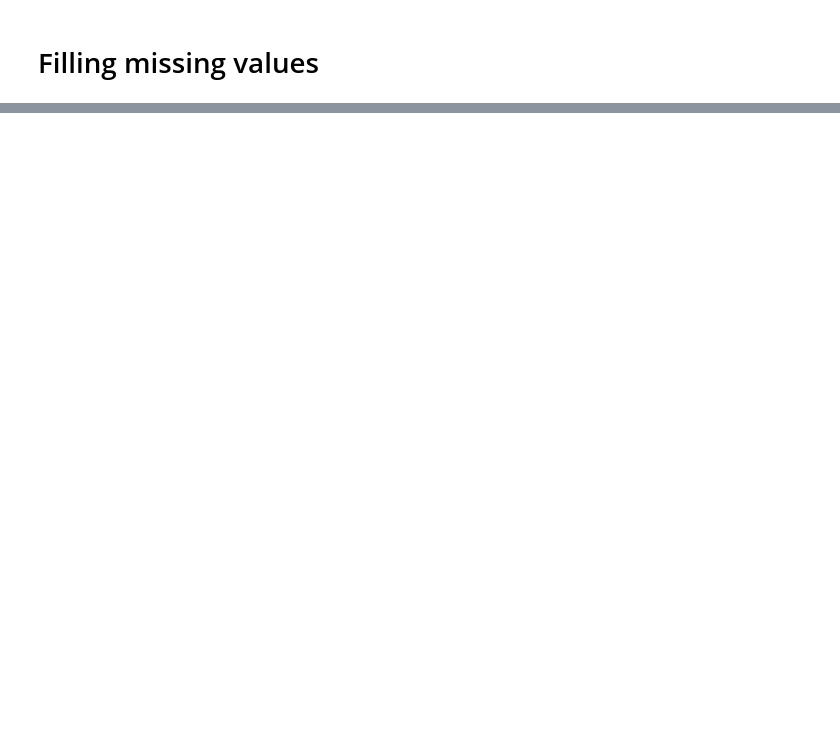
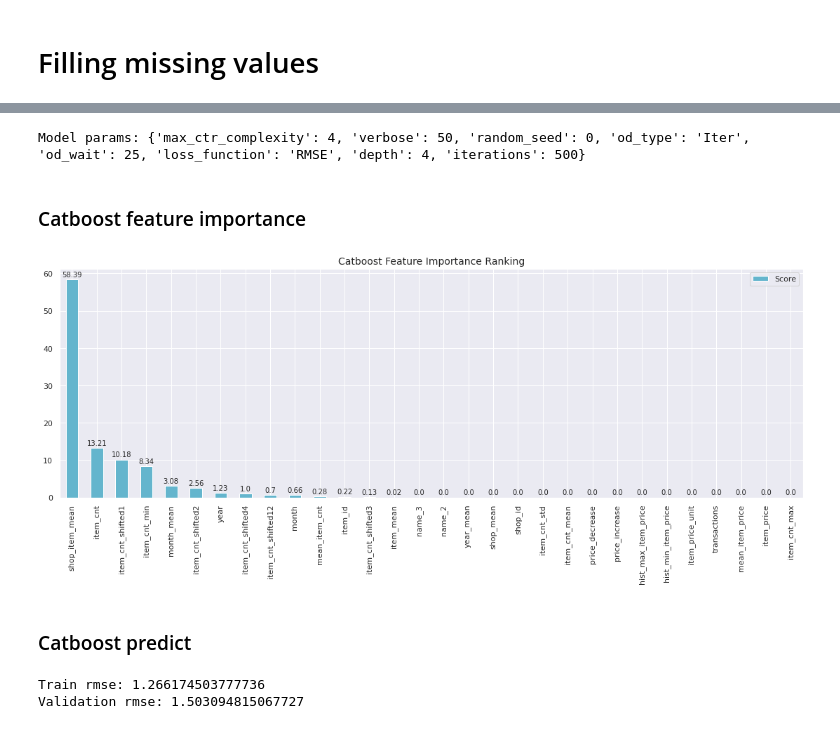
Before and after one commit to kryvokhyzha/examples-and-courses, a Jupyter notebook: How to Win a Data Science Competition/FinalProject/notebooks/main.ipynb, the cells around one changed output, grey strips where cells are left out. Drawn from its saved outputs; the diff is of its cells as text; code cells hidden in the pictures; blank space fills up the shorter version.

```diff
--- a/How to Win a Data Science Competition/FinalProject/notebooks/main.ipynb
+++ b/How to Win a Data Science Competition/FinalProject/notebooks/main.ipynb
@@ -915,5 +912,7 @@ items_df.head()
 | 2 | 2 | 40 | 0 | 1011 |
 | 3 | 3 | 40 | 0 | 1010 |
 | 4 | 4 | 40 | 0 | 1572 |
+# %%
+train_monthly = train_monthly.merge(items_df, on=['item_id', 'item_category_id'])
 # %% [markdown]
 # Train/test split
@@ -1269,0 +1041,4 @@ test_df.to_csv('subm_result.csv', index=False)
+# %%
+X_train.drop(['item_category_id'], axis=1, inplace=True)
+X_validation.drop(['item_category_id'], axis=1, inplace=True)
+X_test.drop(['item_category_id'], axis=1, inplace=True)
@@ -1269,0 +1047,5 @@ test_df.to_csv('subm_result.csv', index=False)
+# %%
+for col in ['shop_id', 'item_id', 'year', 'month', 'name_2', 'name_3']:
+    X_train[col] = X_train[col].astype('int32')
+    X_validation[col] = X_validation[col].astype('int32')
+    X_test[col] = X_test[col].astype('int32')
@@ -1269,0 +1086,18 @@ test_df.to_csv('subm_result.csv', index=False)
+# %%
+cat_features = [0, 1, 7, 8, 23, 24]
+
+catboost_model = CatBoostRegressor(
+    iterations=500,
+    max_ctr_complexity=4,
+    random_seed=0,
+    od_type='Iter',
+    od_wait=25,
+    verbose=50,
+    depth=4
+)
+
+catboost_model.fit(
+    X_train, Y_train,
+    cat_features=cat_features,
+    eval_set=(X_validation, Y_validation)
+)
@@ -1269,0 +1114,26 @@ test_df.to_csv('subm_result.csv', index=False)
+# %%
+print('Model params:', catboost_model.get_params())
+# %% [output]
+Model params: {'max_ctr_complexity': 4, 'verbose': 50, 'random_seed': 0, 'od_type': 'Iter', 'od_wait': 25, 'loss_function': 'RMSE', 'depth': 4, 'iterations': 500}
+# %% [markdown]
+### Catboost feature importance
+# %%
+feature_score = pd.DataFrame(list(zip(X_train.dtypes.index, catboost_model.get_feature_importance(Pool(X_train, label=Y_train, cat_features=cat_features)))), columns=['Feature','Score'])
+feature_score = feature_score.sort_values(by='Score', ascending=False, inplace=False, kind='quicksort', na_position='last')
+
+plt.rcParams["figure.figsize"] = (19, 6)
+ax = feature_score.plot('Feature', 'Score', kind='bar', color='c')
+ax.set_title("Catboost Feature Importance Ranking", fontsize = 14)
+ax.set_xlabel('')
+rects = ax.patches
+labels = feature_score['Score'].round(2)
+
+for rect, label in zip(rects, labels):
+    height = rect.get_height()
+    ax.text(rect.get_x() + rect.get_width()/2, height + 0.35, label, ha='center', va='bottom')
+
+plt.show()
+# %% [output]
+[figure, added]
+# %% [markdown]
+### Catboost predict
@@ -1269,0 +1144,6 @@ test_df.to_csv('subm_result.csv', index=False)
+# %%
+print('Train rmse:', np.sqrt(mean_squared_error(Y_train, catboost_train_pred)))
+print('Validation rmse:', np.sqrt(mean_squared_error(Y_validation, catboost_val_pred)))
+# %% [output]
+Train rmse: 1.266174503777736
+Validation rmse: 1.503094815067727
```
Also changed, not shown: parts of 177 cells of this notebook, 1 other file.
